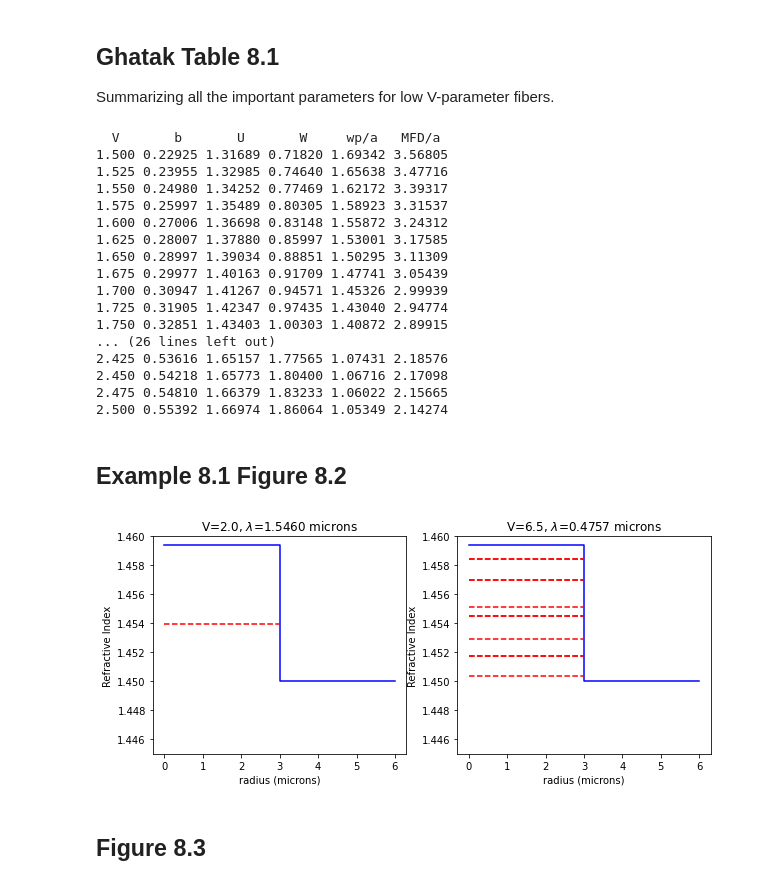
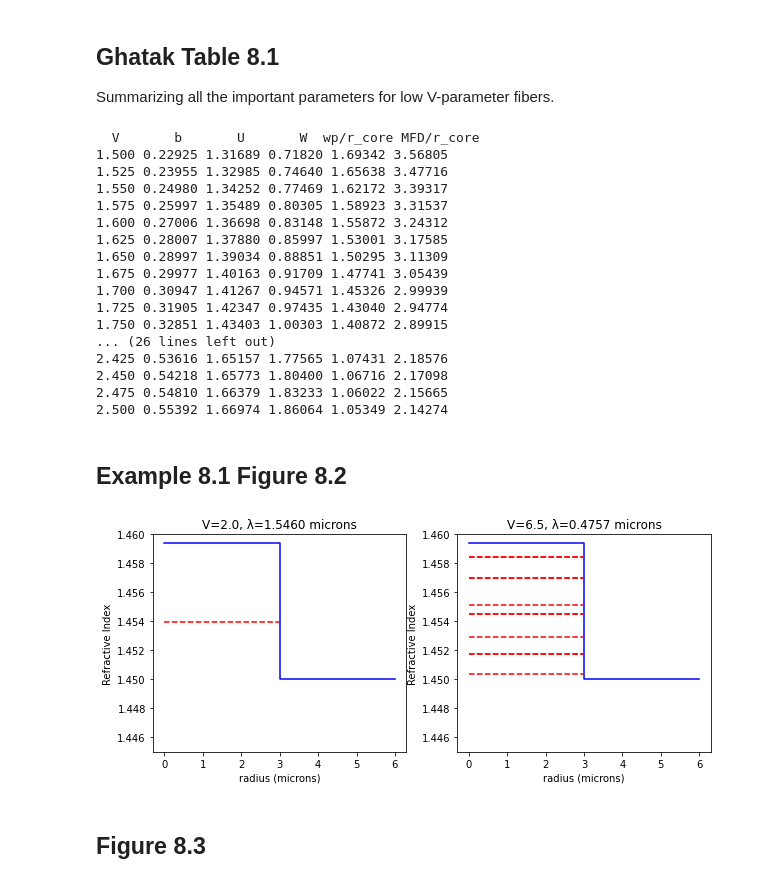
Before and after one commit to scottprahl/ofiber, a Jupyter notebook: docs/4-Circular-Step-Index-Fiber.ipynb, the cells around one changed output. Saved outputs shown, nothing was run; the diff lists cells and outputs as text; code cells hidden in the pictures.

```diff
--- a/docs/4-Circular-Step-Index-Fiber.ipynb
+++ b/docs/4-Circular-Step-Index-Fiber.ipynb
@@ -90,7 +92,7 @@ Summarizing all the important parameters for low V-parameter fibers.
 V=np.linspace(1.5,2.5,41)
 ell=0
 em=1
-print('  V       b       U       W     wp/a   MFD/a')
+print('  V       b       U       W  wp/r_core MFD/r_core')
 for v in V:
     b = ofiber.LP_mode_value(v,ell,em)
     W = v*np.sqrt(b)
@@ -99,7 +101,7 @@ for v in V:
     w_mfd = ofiber.MFD(v)
     print("%.3f %.5f %.5f %.5f %.5f %.5f"%(v,b,U,W,w_p,w_mfd))
 # %% [output]
-  V       b       U       W     wp/a   MFD/a
+  V       b       U       W  wp/r_core MFD/r_core
 1.500 0.22925 1.31689 0.71820 1.69342 3.56805
 1.525 0.23955 1.32985 0.74640 1.65638 3.47716
 1.550 0.24980 1.34252 0.77469 1.62172 3.39317
@@ -121,50 +123,50 @@ for v in V:
 # %%
 n_clad =1.45
 Delta=0.0064
-a=3.0           # microns
-lambda0 = 1.546 # microns
+r_core=3.0           # microns
+λ = 1.546 # microns
 
 n_core = n_clad / np.sqrt(1 - 2*Delta)
 NA = np.sqrt(n_core**2-n_clad**2)
-V = a * (2 * np.pi / lambda0) * NA
+V = r_core * (2 * np.pi / λ) * NA
 
 plt.subplots(1, 2, figsize=(10, 4))
 plt.subplot(1, 2, 1)
-plt.plot([0,a,a,2*a],[n_core,n_core,n_clad,n_clad],color='blue')
+plt.plot([0,r_core,r_core,2*r_core],[n_core,n_core,n_clad,n_clad],color='blue')
 for ell in range(6):
     all_b = ofiber.LP_mode_values(V,ell)
     for b in all_b:
         bt = np.sqrt(n_clad**2+all_b*(n_core**2-n_clad**2))
-        plt.plot([0,a],[bt,bt],'--r')
+        plt.plot([0,r_core],[bt,bt],'--r')
 
 plt.ylim(1.445,1.46)
-plt.title("V=%.1f, $\lambda$=%.4f microns" % (V,lambda0))
+plt.title("V=%.1f, λ=%.4f microns" % (V,λ))
 plt.xlabel("radius (microns)")
 plt.ylabel("Refractive Index")
 
 
-lambda0 = 0.4757# microns
+λ = 0.4757# microns
 n_core = n_clad / np.sqrt(1 - 2*Delta)
 NA = np.sqrt(n_core**2-n_clad**2)
-V = a * (2 * np.pi / lambda0) * NA
+V = r_core * (2 * np.pi / λ) * NA
 
 plt.subplot(1, 2, 2)
 
-plt.plot([0,a,a,2*a],[n_core,n_core,n_clad,n_clad],color='blue')
+plt.plot([0,r_core,r_core,2*r_core],[n_core,n_core,n_clad,n_clad],color='blue')
 for ell in range(6):
     all_b = ofiber.LP_mode_values(V,ell)
     for b in all_b:
         bt = np.sqrt(n_clad**2+all_b*(n_core**2-n_clad**2))
-        plt.plot([0,a],[bt,bt],'--r')
+        plt.plot([0,r_core],[bt,bt],'--r')
 
 plt.ylim(1.445,1.46)
-plt.title("V=%.1f, $\lambda$=%.4f microns" % (V,lambda0))
+plt.title("V=%.1f, λ=%.4f microns" % (V,λ))
 plt.xlabel("radius (microns)")
 plt.ylabel("Refractive Index")
 
 plt.show()
 # %% [output]
-[figure, old version]
+[figure, new version]
 # %% [markdown]
 ## Figure 8.3
 # %%
```
Also changed, not shown: parts of 4 cells of this notebook, 4 other files.
